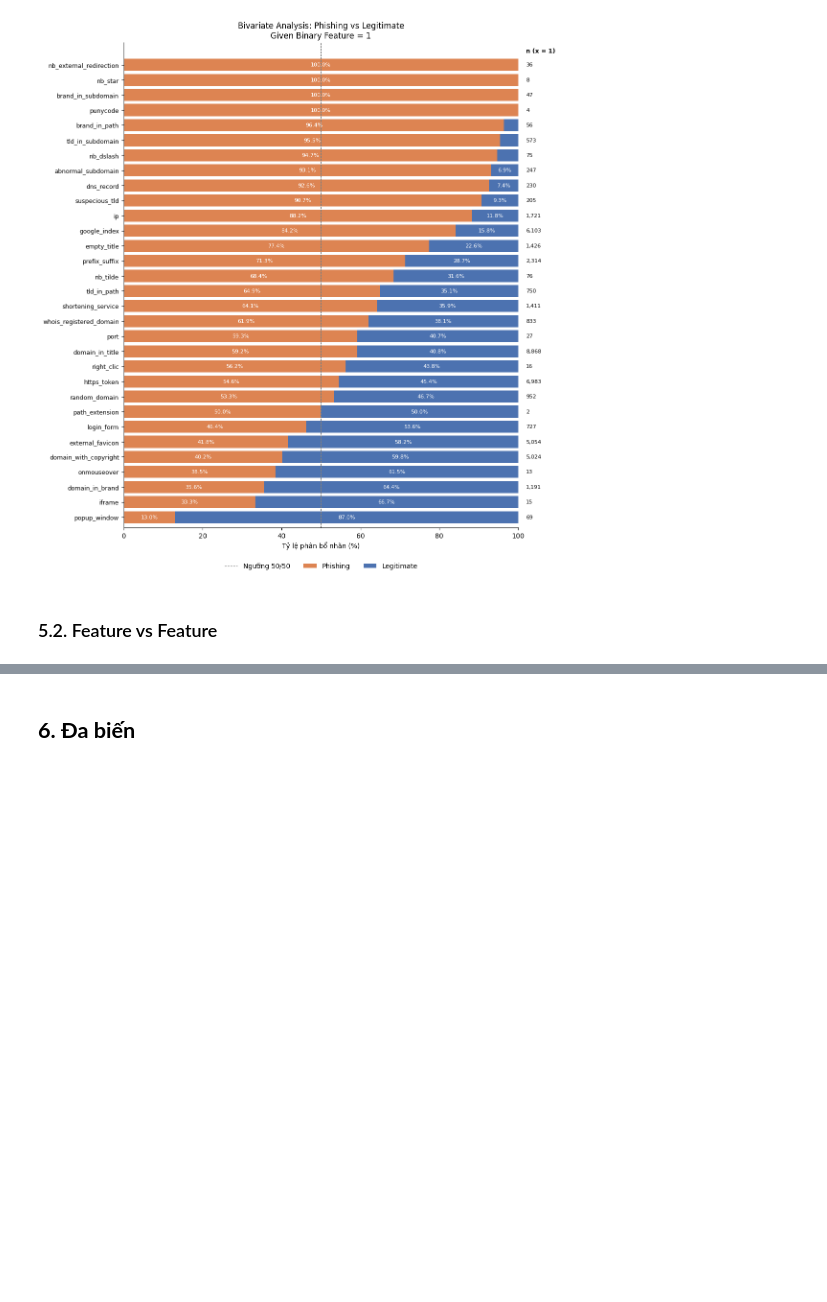
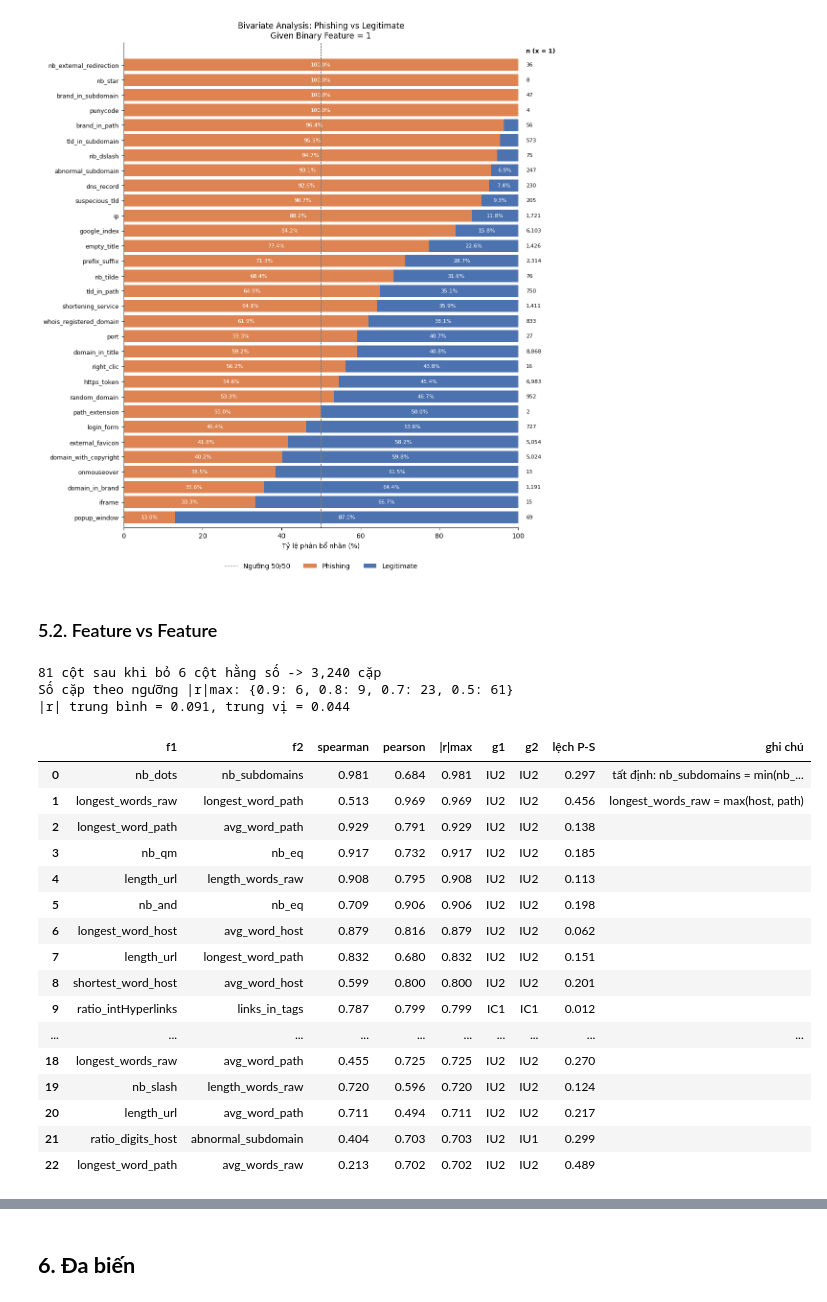
Before and after one commit to xuancuong1019/optimization_algorithm_phishing_detection, a Jupyter notebook: notebooks/01_exploratory_data_analysis.ipynb, the cells around one changed output, grey strips where cells are left out. Drawn from its saved outputs; the diff is of its cells as text; code cells hidden in the pictures; blank space fills up the shorter version.

```diff
--- a/notebooks/01_exploratory_data_analysis.ipynb
+++ b/notebooks/01_exploratory_data_analysis.ipynb
@@ -1115,3 +1447,66 @@ biv_bin_df = plot_binary_bivariate(df, bin_cols)
 [figure]
 # %% [markdown]
 ### 5.2. Feature vs Feature
+# %%
+import numpy as np, pandas as pd, matplotlib.pyplot as plt
+from scipy.cluster.hierarchy import linkage, fcluster, leaves_list
+from scipy.spatial.distance import squareform
+
+GROUP_COLOR = {
+    "IU1": "#0077BB",  # Xanh dương đậm (Cấu trúc URL)
+    "IU2": "#33BBEE",  # Xanh lơ / Cyan (Thống kê URL)
+    "IC1": "#EE7733",  # Cam (Liên kết HTML)
+    "IC2": "#CC3311",  # Đỏ gạch (Nội dung HTML)
+    "E":   "#AA4499"   # Tím dâu (External)
+}
+
+# ---------- 5.2.0 Bỏ 6 cột hằng số, tính 2 ma trận tương quan ----------
+const_cols = [c for c in feat if df[c].nunique() <= 1]
+act = [c for c in feat if c not in const_cols]                 # 81 cột
+X = df[act].astype(float)
+R_sp, R_pe = X.corr(method="spearman").fillna(0), X.corr(method="pearson").fillna(0)
+R = np.maximum(R_sp.abs(), R_pe.abs())                          # |r| lớn nhất của 2 loại -> không sót cặp nào
+
+KNOWN = {  # quan hệ tất định/gần tất định đã xác nhận ở 3.1
+    frozenset(["nb_dots","nb_subdomains"]): "tất định: nb_subdomains = min(nb_dots, 3)",
+    frozenset(["ratio_intHyperlinks","ratio_extHyperlinks"]): "bù nhau: int + ext = 1",
+    frozenset(["ratio_intMedia","ratio_extMedia"]): "bù nhau: int + ext = 100",
+    frozenset(["longest_words_raw","longest_word_path"]): "longest_words_raw = max(host, path)",
+    frozenset(["longest_words_raw","longest_word_host"]): "longest_words_raw = max(host, path)",
+    frozenset(["nb_percent","nb_space"]): "nb_space đếm cả '%20'",
+}
+iu = np.triu_indices(len(act), 1)
+pairs = pd.DataFrame({"f1":np.array(act)[iu[0]], "f2":np.array(act)[iu[1]],
+                      "spearman":R_sp.values[iu], "pearson":R_pe.values[iu]})
+pairs["|r|max"] = np.maximum(pairs.spearman.abs(), pairs.pearson.abs())
+pairs["g1"], pairs["g2"] = pairs.f1.map(FEATURE_CLASS), pairs.f2.map(FEATURE_CLASS)
+pairs["lệch P-S"] = (pairs.spearman.abs() - pairs.pearson.abs()).abs()
+pairs["ghi chú"] = [KNOWN.get(frozenset([a,b]), "") for a,b in zip(pairs.f1, pairs.f2)]
+pairs = pairs.sort_values("|r|max", ascending=False).reset_index(drop=True)
+
+print(f"{len(act)} cột sau khi bỏ {len(const_cols)} cột hằng số -> {len(pairs):,} cặp")
+print("Số cặp theo ngưỡng |r|max:", {t:int((pairs['|r|max']>=t).sum()) for t in (0.9,0.8,0.7,0.5)})
+print(f"|r| trung bình = {pairs['|r|max'].mean():.3f}, trung vị = {pairs['|r|max'].median():.3f}")
+display(pairs[pairs["|r|max"]>=0.7].round(3))
+pairs[pairs["|r|max"]>=0.5].round(4).to_csv("../reports/feature_pairs_r50.csv", index=False, encoding="utf-8-sig")
+# %% [output]
+81 cột sau khi bỏ 6 cột hằng số -> 3,240 cặp
+Số cặp theo ngưỡng |r|max: {0.9: 6, 0.8: 9, 0.7: 23, 0.5: 61}
+|r| trung bình = 0.091, trung vị = 0.044
+|  | f1 | f2 | spearman | pearson | |r|max | g1 | g2 | lệch P-S | ghi chú |
+| 0 | nb_dots | nb_subdomains | 0.981 | 0.684 | 0.981 | IU2 | IU2 | 0.297 | tất định: nb_subdomains = min(nb_... |
+| 1 | longest_words_raw | longest_word_path | 0.513 | 0.969 | 0.969 | IU2 | IU2 | 0.456 | longest_words_raw = max(host, path) |
+| 2 | longest_word_path | avg_word_path | 0.929 | 0.791 | 0.929 | IU2 | IU2 | 0.138 |  |
+| 3 | nb_qm | nb_eq | 0.917 | 0.732 | 0.917 | IU2 | IU2 | 0.185 |  |
+| 4 | length_url | length_words_raw | 0.908 | 0.795 | 0.908 | IU2 | IU2 | 0.113 |  |
+| 5 | nb_and | nb_eq | 0.709 | 0.906 | 0.906 | IU2 | IU2 | 0.198 |  |
+| 6 | longest_word_host | avg_word_host | 0.879 | 0.816 | 0.879 | IU2 | IU2 | 0.062 |  |
+| 7 | length_url | longest_word_path | 0.832 | 0.680 | 0.832 | IU2 | IU2 | 0.151 |  |
+| 8 | shortest_word_host | avg_word_host | 0.599 | 0.800 | 0.800 | IU2 | IU2 | 0.201 |  |
+| 9 | ratio_intHyperlinks | links_in_tags | 0.787 | 0.799 | 0.799 | IC1 | IC1 | 0.012 |  |
+| ... | ... | ... | ... | ... | ... | ... | ... | ... | ... |
+| 18 | longest_words_raw | avg_word_path | 0.455 | 0.725 | 0.725 | IU2 | IU2 | 0.270 |  |
+| 19 | nb_slash | length_words_raw | 0.720 | 0.596 | 0.720 | IU2 | IU2 | 0.124 |  |
+| 20 | length_url | avg_word_path | 0.711 | 0.494 | 0.711 | IU2 | IU2 | 0.217 |  |
+| 21 | ratio_digits_host | abnormal_subdomain | 0.404 | 0.703 | 0.703 | IU2 | IU1 | 0.299 |  |
+| 22 | longest_word_path | avg_words_raw | 0.213 | 0.702 | 0.702 | IU2 | IU2 | 0.489 |  |
```
Also changed, not shown: parts of 9 cells of this notebook, 2 other files.
